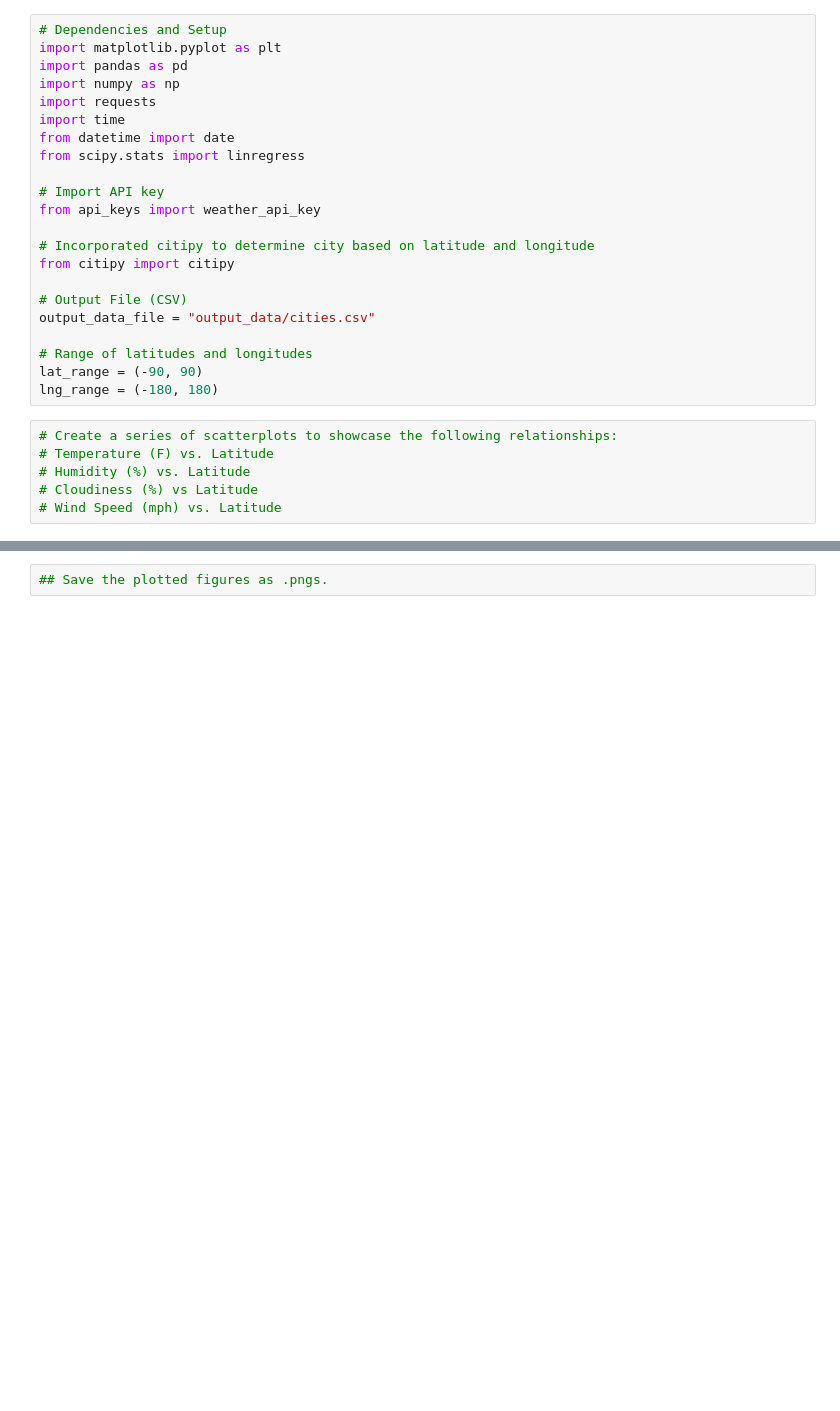
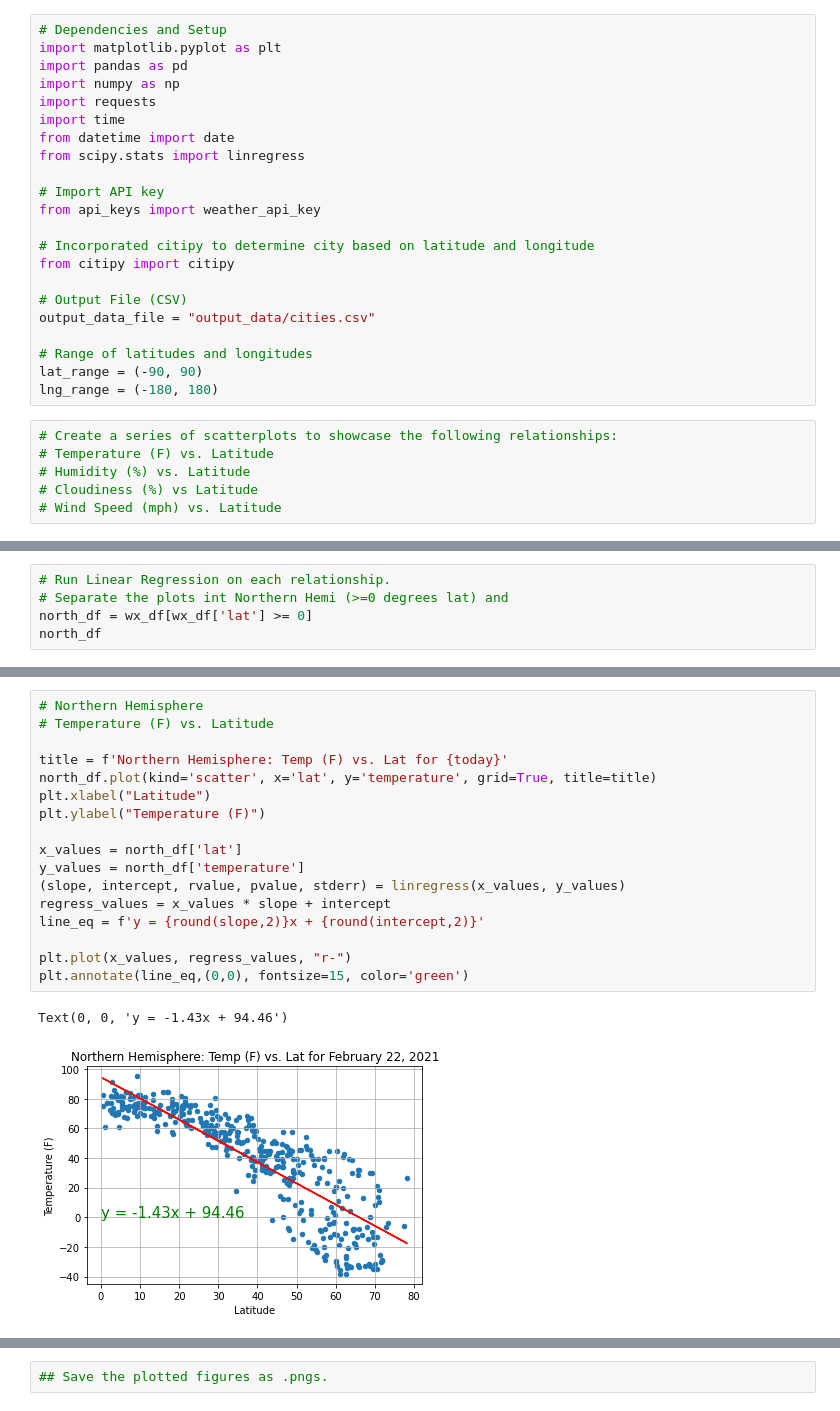
Before and after one commit to sharonpete/python-api-challenge, a Jupyter notebook: WeatherPy/WeatherPy.ipynb, the cells around one changed output, grey strips where cells are left out. Saved outputs shown, nothing was run; the diff lists cells and outputs as text; blank space fills up the shorter version.

```diff
--- a/WeatherPy/WeatherPy.ipynb
+++ b/WeatherPy/WeatherPy.ipynb
@@ -271,0 +342,5 @@ wx_df
+# %%
+# Run Linear Regression on each relationship.
+# Separate the plots int Northern Hemi (>=0 degrees lat) and
+north_df = wx_df[wx_df['lat'] >= 0]
+north_df
@@ -271,0 +384,20 @@ wx_df
+# %%
+# Northern Hemisphere
+# Temperature (F) vs. Latitude
+
+title = f'Northern Hemisphere: Temp (F) vs. Lat for {today}'
+north_df.plot(kind='scatter', x='lat', y='temperature', grid=True, title=title)
+plt.xlabel("Latitude")
+plt.ylabel("Temperature (F)")
+
+x_values = north_df['lat']
+y_values = north_df['temperature']
+(slope, intercept, rvalue, pvalue, stderr) = linregress(x_values, y_values)
+regress_values = x_values * slope + intercept
+line_eq = f'y = {round(slope,2)}x + {round(intercept,2)}'
+
+plt.plot(x_values, regress_values, "r-")
+plt.annotate(line_eq,(0,0), fontsize=15, color='green')
+# %% [output]
+Text(0, 0, 'y = -1.43x + 94.46')
+[figure, added]
```
Also changed, not shown: parts of 23 cells of this notebook, 2 other files.
